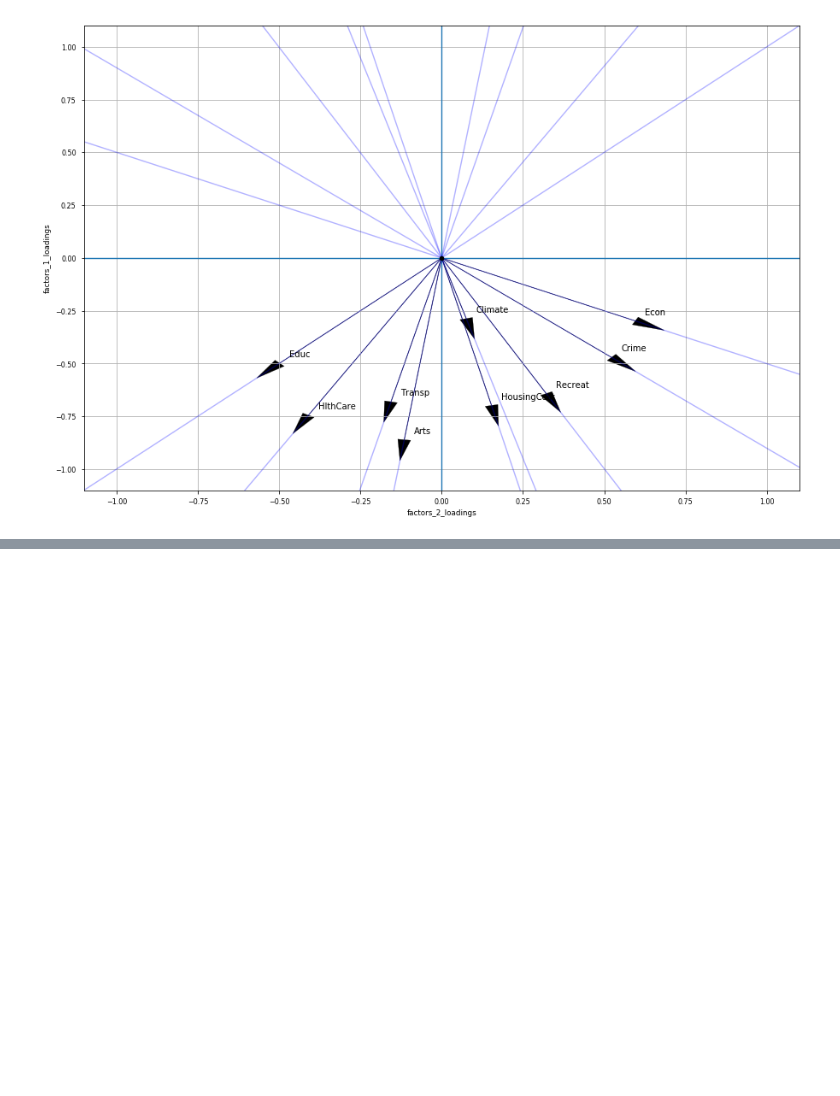
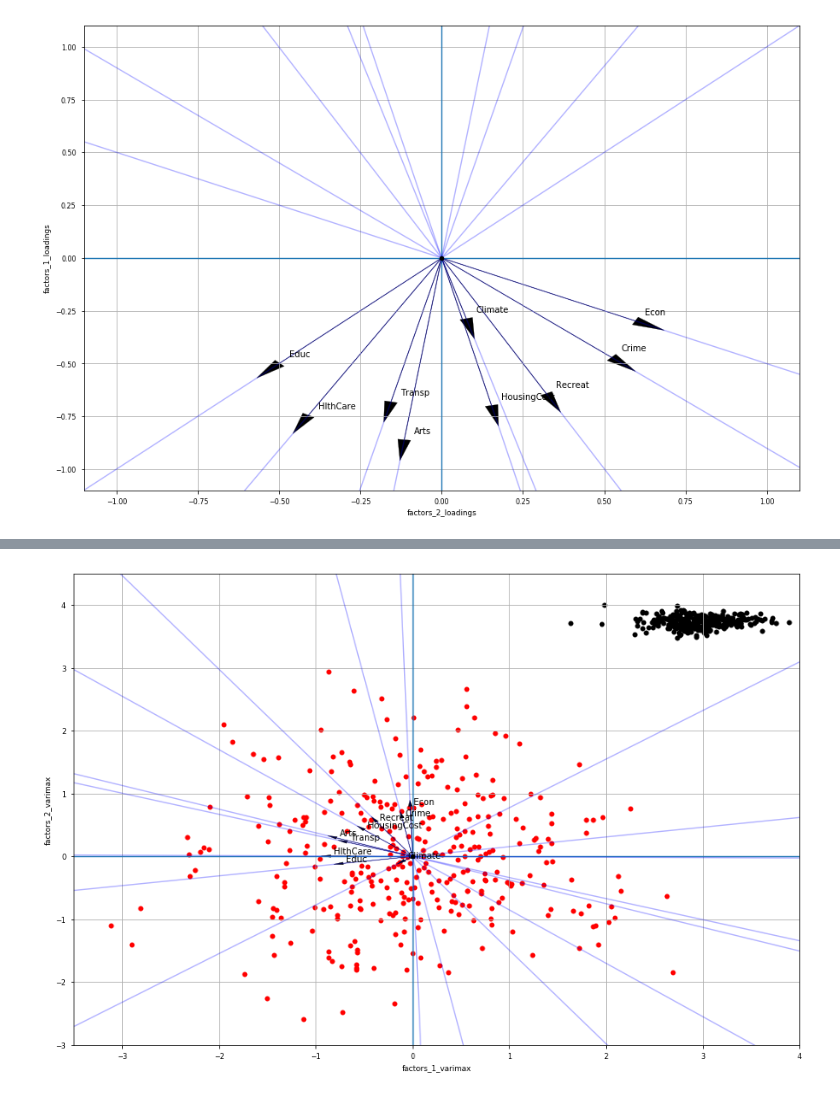
Before and after one commit to ErickEduardoAH/AnalisisMultivariado, a Jupyter notebook: 3.2 - Interdependence Spectral Analysis - factor analysis.ipynb, the cells around one changed output, grey strips where cells are left out. Cells and saved outputs as stored; diff of their text form; code cells hidden in the pictures; blank space fills up the shorter version.

```diff
--- a/3.2 - Interdependence Spectral Analysis - factor analysis.ipynb
+++ b/3.2 - Interdependence Spectral Analysis - factor analysis.ipynb
@@ -268,0 +268,15 @@ plotProjectedBase(plt,varimaxFactors,varimaxFactorsLoadingsPD,features)
+# %%
+def factorScores(randomVector,weightMatrix):
+    return np.dot(randomVector,weightMatrix).transpose()
+
+def rotateVector(vector,rotationMatrix):
+    return np.dot(rotationMatrix,vector)
+# %%
+sqrtLambdaInv = np.diag([1/mt.sqrt(l) for l in eigenValues[0:k]])
+LL_T_inv = eigenVectors[:,:k].transpose()
+weightMatrix = np.dot(sqrtLambdaInv,LL_T_inv).transpose()
+
+factorScoresDF = sdPlatecRated.rdd.map(lambda r:((r[0]),)+\
+                 tuple([float(f) for f in rotateVector(factorScores(r[1:p+1],weightMatrix),rotationMatrix) ]))\
+                 .toDF(idCol+['factorScore'+str(i) for i in range(1,k+1)])
+factorScoresDF.limit(5).toPandas()
@@ -268,0 +290,10 @@ plotProjectedBase(plt,varimaxFactors,varimaxFactorsLoadingsPD,features)
+# %%
+plt.figure(figsize=(15,10))
+plt.axis([-3.5,4,-3,4.5])
+factors = ['factors_1_loadings','factors_2_loadings']
+plotProjectedBase(plt,varimaxFactors,varimaxFactorsLoadingsPD,features)
+scatterPlot(plt,factorScoresDF,'factorScore1','factorScore2','Red')
+scatterPlot(plt,placesRatedDF,'HlthCare','Econ','Black')
+plt.show()
+# %% [output]
+[figure, added]
```
Also changed, not shown: parts of 5 cells of this notebook.
